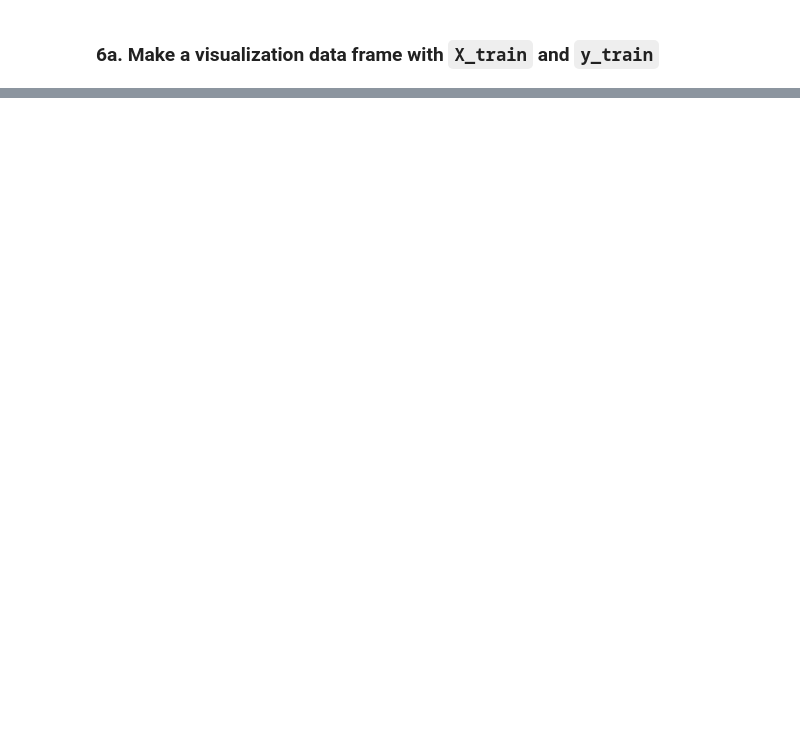
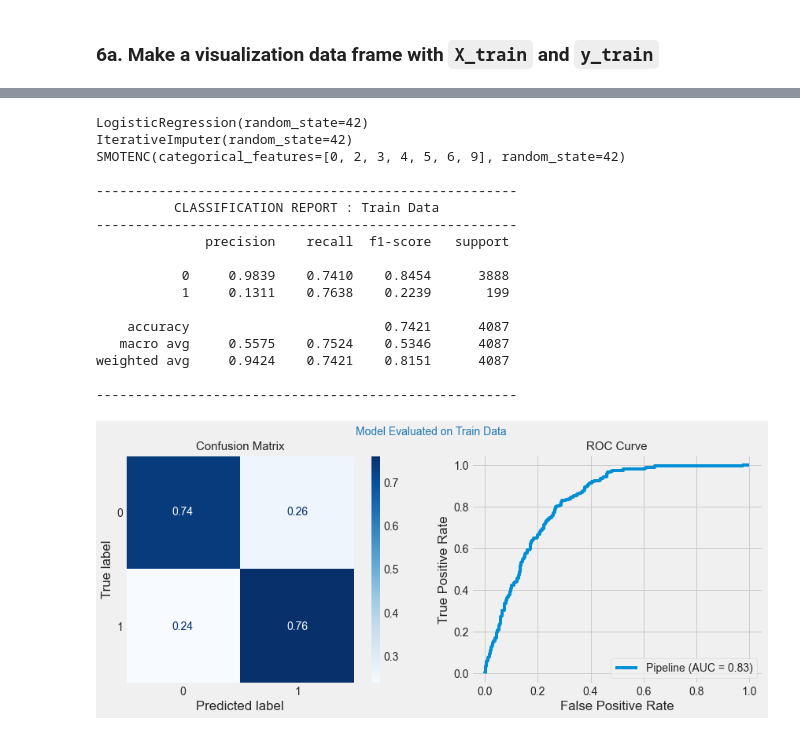
Before and after one commit to AgathaZareth/Stroke_Prediction, a Jupyter notebook: Notebook.ipynb, the cells around one changed output, grey strips where cells are left out. Saved outputs shown, nothing was run; the diff lists cells and outputs as text; code cells hidden in the pictures; blank space fills up the shorter version.

```diff
--- a/Notebook.ipynb
+++ b/Notebook.ipynb
@@ -605,0 +803,36 @@ why this final model? What is so great about it. how does it solve business prob
+# %%
+########## don't delete yet TESTS FOR FUNCTION
+
+d_tree_dic = {'model__criterion': ['gini', 'entropy'],
+ 'model__max_depth': [1, 2],
+ 'model__min_samples_split': [2,10],
+ 'model__min_samples_leaf': [1, 6]}
+
+
+
+zero = round(data[target].value_counts(normalize=True)[1],6)
+one = round(data[target].value_counts(normalize=True)[0],6)
+class_weight_dic={0:zero, 1: one}
+
+
+log_reg_dict = {'model__C' : [1.0, 1e12],
+                'model__fit_intercept' : [True, False],
+                'model__class_weight' : ['balanced', class_weight_dic],
+                'model__solver' : ['lbfgs','liblinear'],
+                'model__max_iter' : [100,500]}
+
+
+
+imputer = IterativeImputer(random_state=seed)
+
+# Categorical Column Names
+cat_col_names = []
+for col in X_train.columns:
+    if (col in X_train.select_dtypes('object').columns) or (sorted(X_train[col].unique())==[0,1]):
+        cat_col_names.append(col)
+
+# Convert to indices
+cat_col_indices = [X_train.columns.get_loc(col) for col in cat_col_names]
+
+
+smote=SMOTENC(categorical_features=cat_col_indices, random_state=seed)
@@ -605,0 +864,25 @@ why this final model? What is so great about it. how does it solve business prob
+# %%
+mod3_with_smotenc = check_model(model3,
+                                imputer=imputer,
+                                smote=smote,
+                                show_classification_report=True,
+                                show_plots=True)
+# %% [output]
+LogisticRegression(random_state=42)
+IterativeImputer(random_state=42)
+SMOTENC(categorical_features=[0, 2, 3, 4, 5, 6, 9], random_state=42)
+
+------------------------------------------------------
+          CLASSIFICATION REPORT : Train Data
+------------------------------------------------------
+              precision    recall  f1-score   support
+
+           0     0.9839    0.7410    0.8454      3888
+           1     0.1311    0.7638    0.2239       199
+
+    accuracy                         0.7421      4087
+   macro avg     0.5575    0.7524    0.5346      4087
+weighted avg     0.9424    0.7421    0.8151      4087
+
+------------------------------------------------------
+[figure, added]
```
Also changed, not shown: parts of 87 cells of this notebook.
